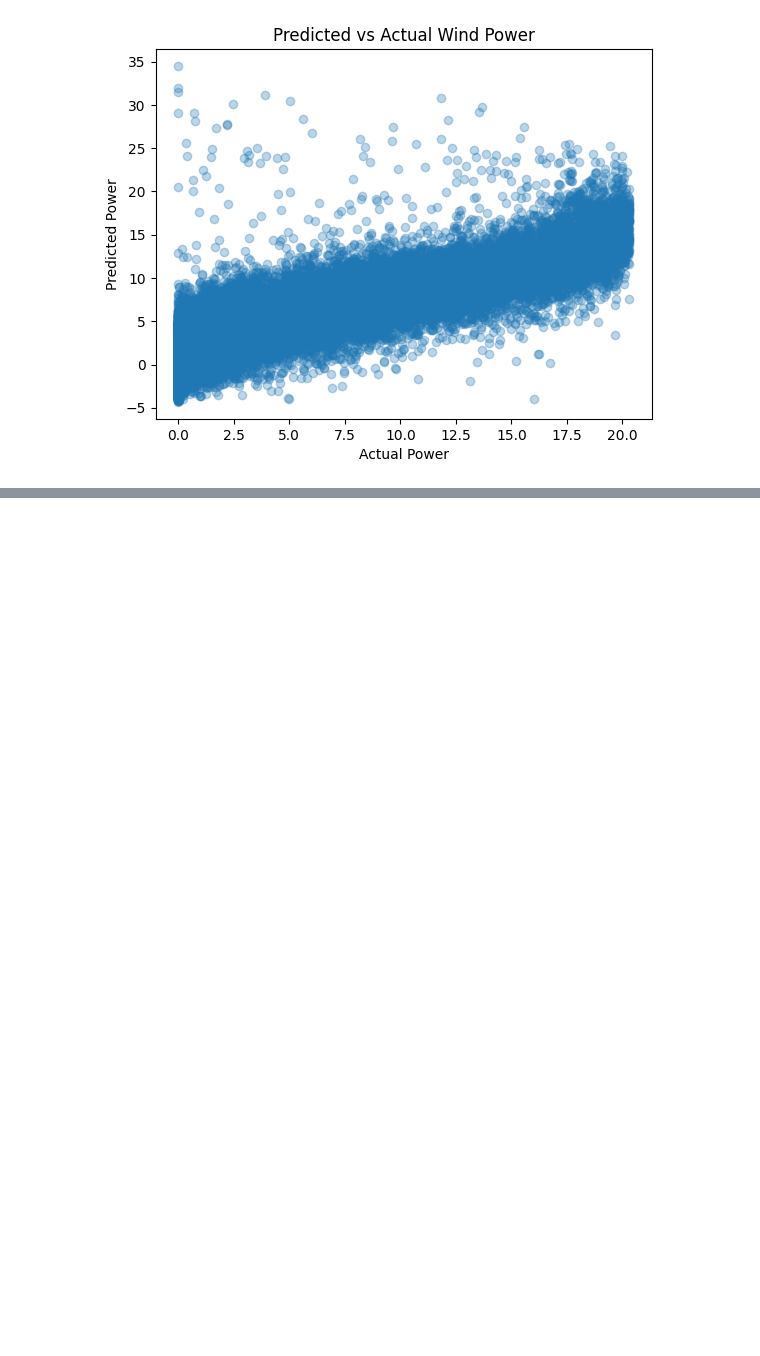
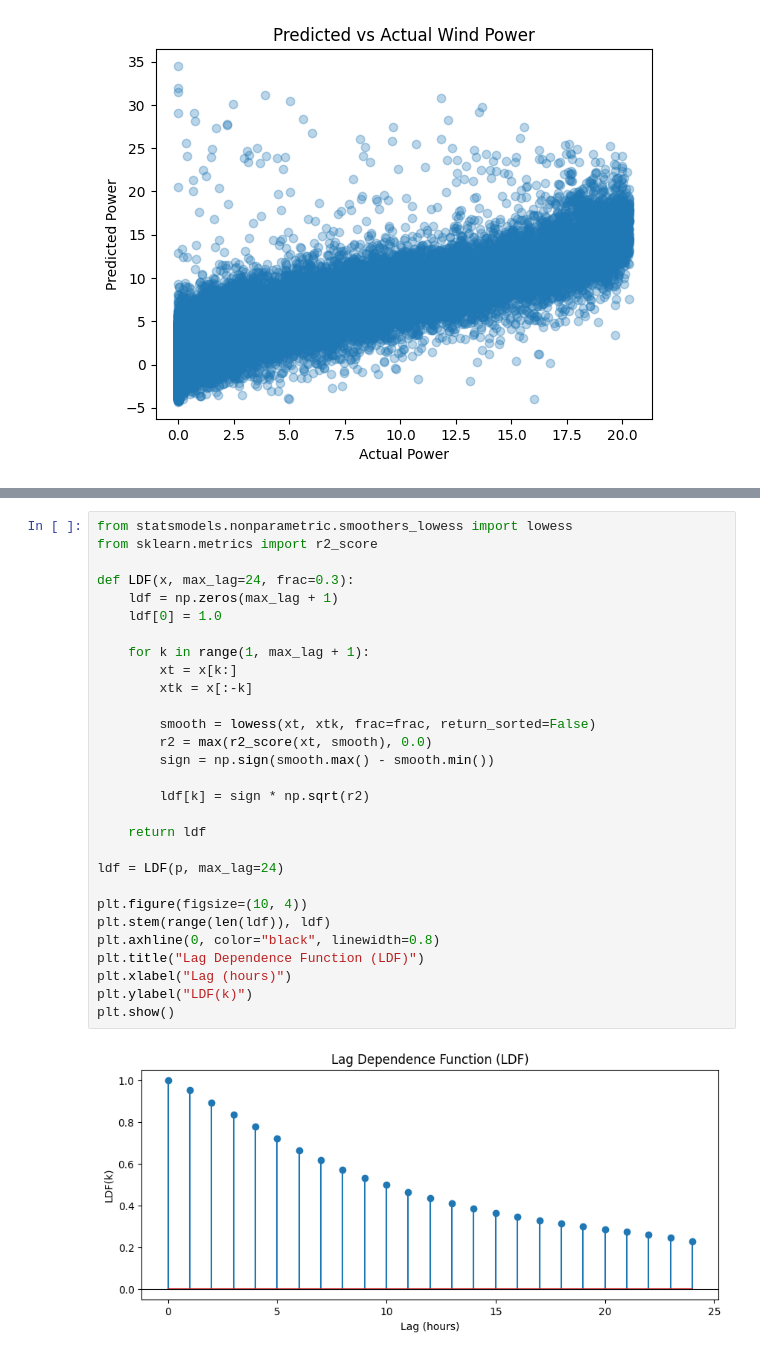
Before and after one commit to chrjx/AdvTSA, a Jupyter notebook: assignment4/tamas_preliminary/baseline_start.ipynb, the cells around one changed output, grey strips where cells are left out. Saved outputs shown, nothing was run; the diff lists cells and outputs as text; blank space fills up the shorter version.

```diff
--- a/assignment4/tamas_preliminary/baseline_start.ipynb
+++ b/assignment4/tamas_preliminary/baseline_start.ipynb
@@ -306,0 +388,31 @@ RMSE: 3.09
+# %%
+from statsmodels.nonparametric.smoothers_lowess import lowess
+from sklearn.metrics import r2_score
+
+def LDF(x, max_lag=24, frac=0.3):
+    ldf = np.zeros(max_lag + 1)
+    ldf[0] = 1.0
+
+    for k in range(1, max_lag + 1):
+        xt = x[k:]
+        xtk = x[:-k]
+
+        smooth = lowess(xt, xtk, frac=frac, return_sorted=False)
+        r2 = max(r2_score(xt, smooth), 0.0)
+        sign = np.sign(smooth.max() - smooth.min())
+
+        ldf[k] = sign * np.sqrt(r2)
+
+    return ldf
+
+ldf = LDF(p, max_lag=24)
+
+plt.figure(figsize=(10, 4))
+plt.stem(range(len(ldf)), ldf)
+plt.axhline(0, color="black", linewidth=0.8)
+plt.title("Lag Dependence Function (LDF)")
+plt.xlabel("Lag (hours)")
+plt.ylabel("LDF(k)")
+plt.show()
+# %% [output]
+[figure, added]
```
Also changed, not shown: parts of 6 cells of this notebook, 1 other file.
